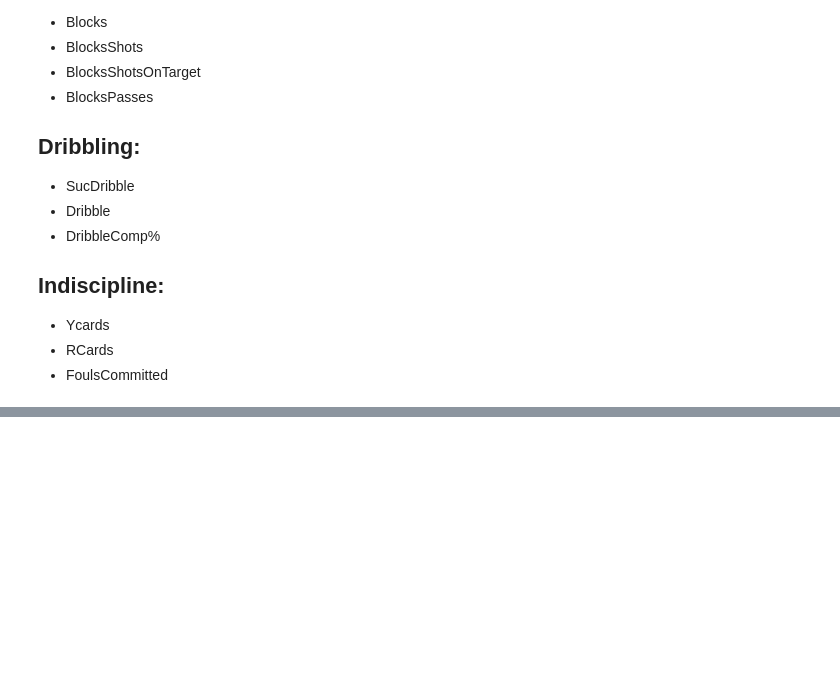
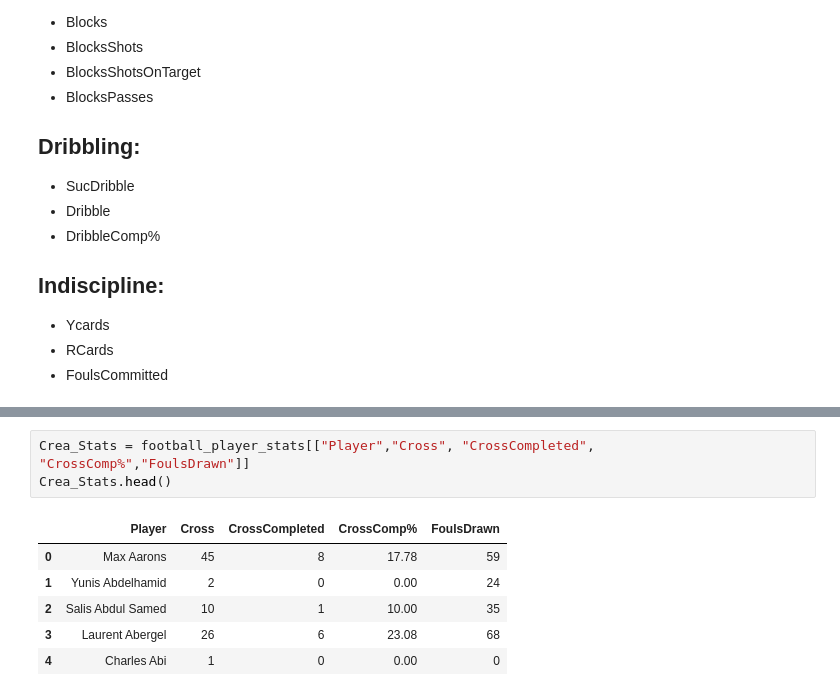
Before and after one commit to mundrapranay/csc440-final-project, a Jupyter notebook: preprocessing.ipynb, the cells around one changed output, grey strips where cells are left out. Drawn from its saved outputs; the diff is of its cells as text; blank space fills up the shorter version.

```diff
--- a/preprocessing.ipynb
+++ b/preprocessing.ipynb
@@ -145,0 +156,10 @@ Attack_Stats.head()
+# %%
+Crea_Stats = football_player_stats[["Player","Cross", "CrossCompleted", "CrossComp%","FoulsDrawn"]]
+Crea_Stats.head()
+# %% [output]
+|  | Player | Cross | CrossCompleted | CrossComp% | FoulsDrawn |
+| 0 | Max Aarons | 45 | 8 | 17.78 | 59 |
+| 1 | Yunis Abdelhamid | 2 | 0 | 0.00 | 24 |
+| 2 | Salis Abdul Samed | 10 | 1 | 10.00 | 35 |
+| 3 | Laurent Abergel | 26 | 6 | 23.08 | 68 |
+| 4 | Charles Abi | 1 | 0 | 0.00 | 0 |
```
Also changed, not shown: parts of 8 cells of this notebook.
